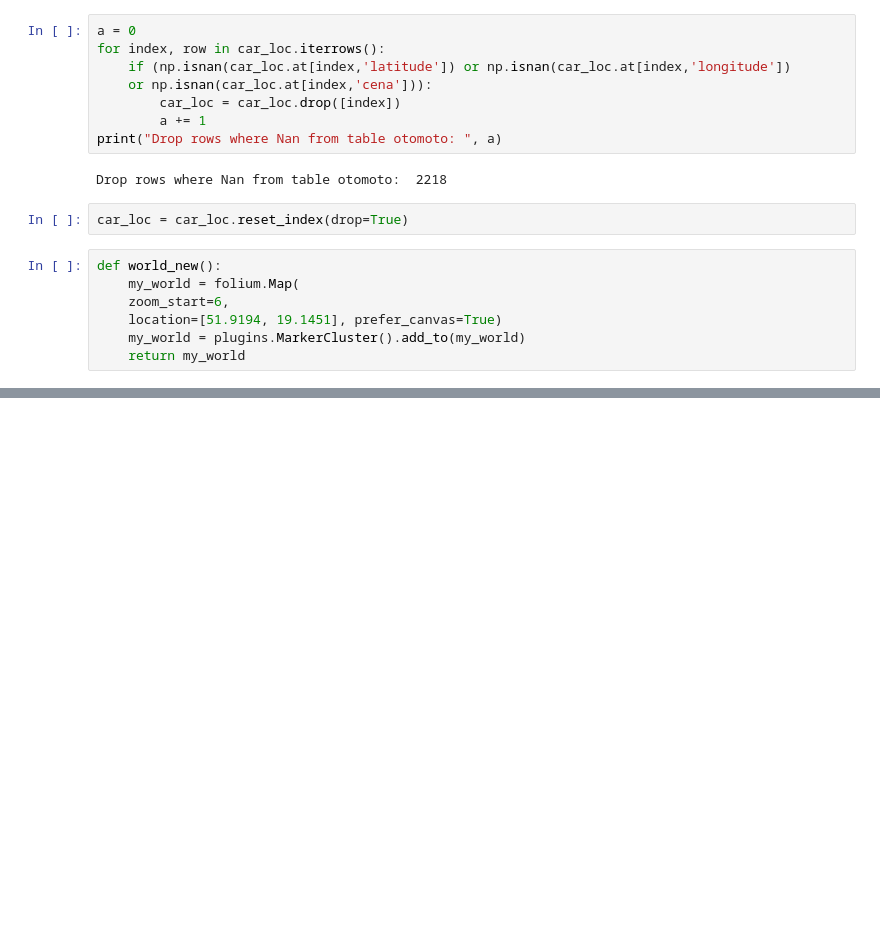
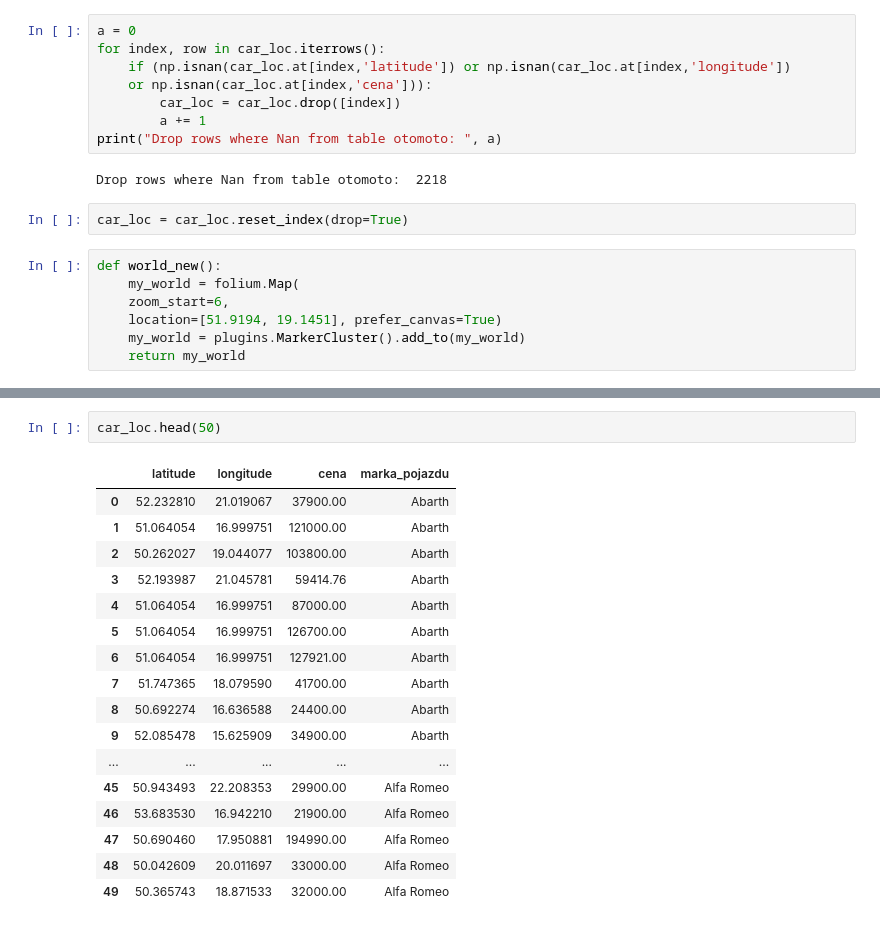
Before and after one commit to Bartoszcz28/Otomoto, a Jupyter notebook: Final_visualization.ipynb, the cells around one changed output, grey strips where cells are left out. Drawn from its saved outputs; the diff is of its cells as text; blank space fills up the shorter version.

```diff
--- a/Final_visualization.ipynb
+++ b/Final_visualization.ipynb
@@ -118,0 +137,20 @@ min_value_price = car_loc["cena"].min()
+# %%
+car_loc.head(50)
+# %% [output]
+|  | latitude | longitude | cena | marka_pojazdu |
+| 0 | 52.232810 | 21.019067 | 37900.00 | Abarth |
+| 1 | 51.064054 | 16.999751 | 121000.00 | Abarth |
+| 2 | 50.262027 | 19.044077 | 103800.00 | Abarth |
+| 3 | 52.193987 | 21.045781 | 59414.76 | Abarth |
+| 4 | 51.064054 | 16.999751 | 87000.00 | Abarth |
+| 5 | 51.064054 | 16.999751 | 126700.00 | Abarth |
+| 6 | 51.064054 | 16.999751 | 127921.00 | Abarth |
+| 7 | 51.747365 | 18.079590 | 41700.00 | Abarth |
+| 8 | 50.692274 | 16.636588 | 24400.00 | Abarth |
+| 9 | 52.085478 | 15.625909 | 34900.00 | Abarth |
+| ... | ... | ... | ... | ... |
+| 45 | 50.943493 | 22.208353 | 29900.00 | Alfa Romeo |
+| 46 | 53.683530 | 16.942210 | 21900.00 | Alfa Romeo |
+| 47 | 50.690460 | 17.950881 | 194990.00 | Alfa Romeo |
+| 48 | 50.042609 | 20.011697 | 33000.00 | Alfa Romeo |
+| 49 | 50.365743 | 18.871533 | 32000.00 | Alfa Romeo |
```
Also changed, not shown: parts of 9 cells of this notebook, 3 other files.
